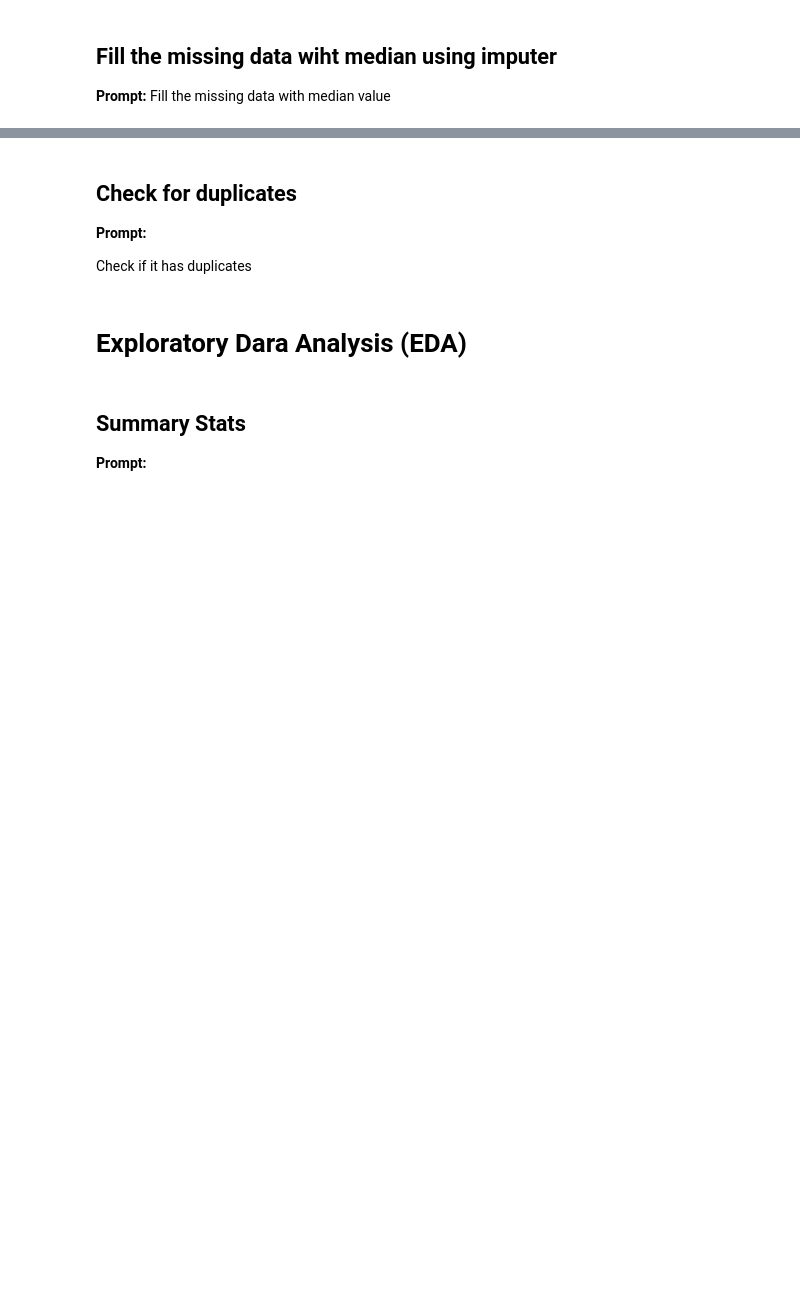
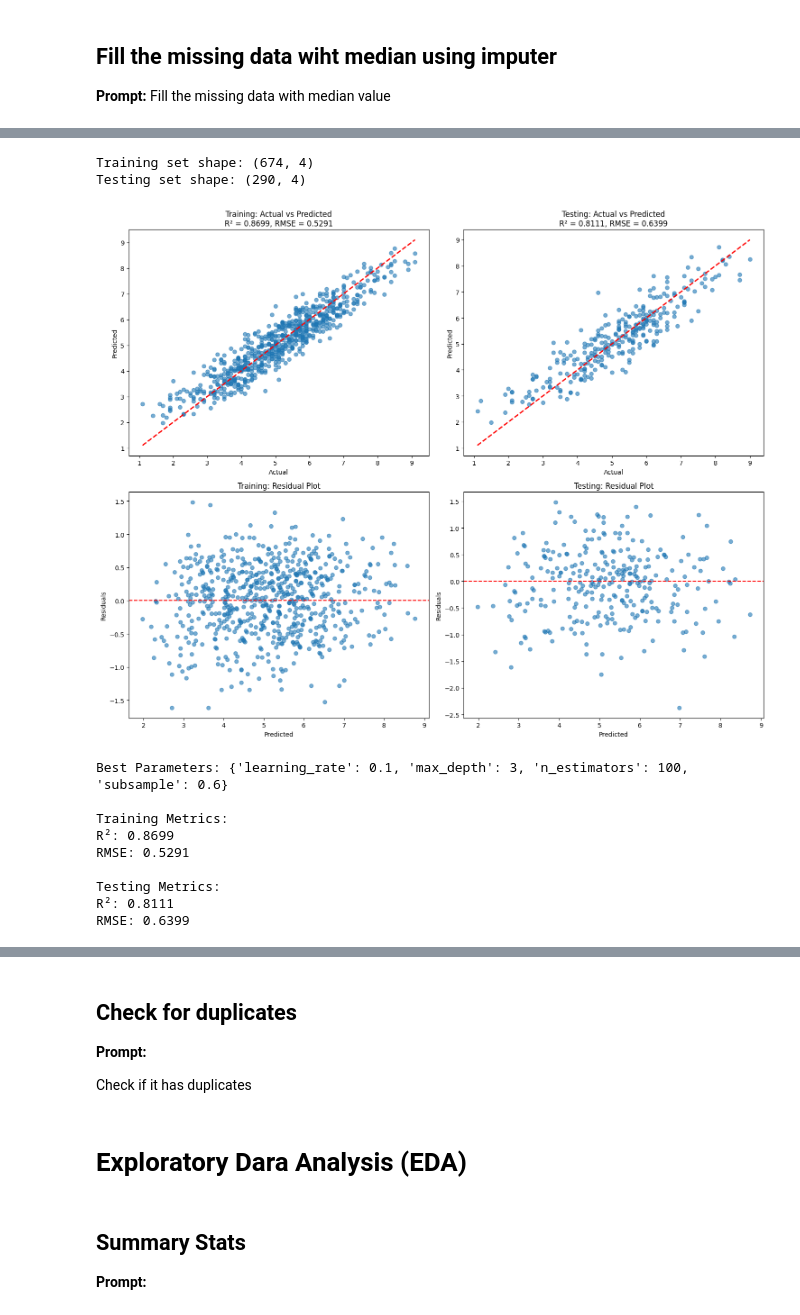
Before and after one commit to jayaniweerasuriya/https-github.com-dissabnd-Applied-AI-in-Chemical-and-Process-Engineering, a Jupyter notebook: 2_MLpipeline_w3.ipynb, the cells around one changed output, grey strips where cells are left out. Cells and saved outputs as stored; diff of their text form; code cells hidden in the pictures; blank space fills up the shorter version.

```diff
--- a/2_MLpipeline_w3.ipynb
+++ b/2_MLpipeline_w3.ipynb
@@ -120,0 +233,78 @@ Fill the missing data with median value
+# %%
+# Split the data into training and testing sets
+X_train, X_test, y_train, y_test = train_test_split(X, y, test_size=0.3, random_state=42)
+
+print(f"Training set shape: {X_train.shape}")
+print(f"Testing set shape: {X_test.shape}")
+# %% [output]
+Training set shape: (674, 4)
+Testing set shape: (290, 4)
+# %%
+# Get best model
+best_model = grid_search.best_estimator_
+
+# Make predictions
+y_train_pred = best_model.predict(X_train)
+y_test_pred = best_model.predict(X_test)
+
+# Calculate metrics
+train_r2 = r2_score(y_train, y_train_pred)
+test_r2 = r2_score(y_test, y_test_pred)
+train_rmse = np.sqrt(mean_squared_error(y_train, y_train_pred))
+test_rmse = np.sqrt(mean_squared_error(y_test, y_test_pred))
+
+# Create evaluation plots
+fig, axes = plt.subplots(2, 2, figsize=(15, 12))
+
+# Plot 1: Actual vs Predicted for Training
+axes[0, 0].scatter(y_train, y_train_pred, alpha=0.6)
+axes[0, 0].plot([y_train.min(), y_train.max()], [y_train.min(), y_train.max()], 'r--', lw=2)
+axes[0, 0].set_xlabel('Actual')
+axes[0, 0].set_ylabel('Predicted')
+axes[0, 0].set_title(f'Training: Actual vs Predicted\nR² = {train_r2:.4f}, RMSE = {train_rmse:.4f}')
+
+# Plot 2: Actual vs Predicted for Testing
+axes[0, 1].scatter(y_test, y_test_pred, alpha=0.6)
+axes[0, 1].plot([y_test.min(), y_test.max()], [y_test.min(), y_test.max()], 'r--', lw=2)
+axes[0, 1].set_xlabel('Actual')
+axes[0, 1].set_ylabel('Predicted')
+axes[0, 1].set_title(f'Testing: Actual vs Predicted\nR² = {test_r2:.4f}, RMSE = {test_rmse:.4f}')
+
+# Plot 3: Residuals for Training
+train_residuals = y_train - y_train_pred
+axes[1, 0].scatter(y_train_pred, train_residuals, alpha=0.6)
+axes[1, 0].axhline(y=0, color='r', linestyle='--')
+axes[1, 0].set_xlabel('Predicted')
+axes[1, 0].set_ylabel('Residuals')
+axes[1, 0].set_title('Training: Residual Plot')
+
+# Plot 4: Residuals for Testing
+test_residuals = y_test - y_test_pred
+axes[1, 1].scatter(y_test_pred, test_residuals, alpha=0.6)
+axes[1, 1].axhline(y=0, color='r', linestyle='--')
+axes[1, 1].set_xlabel('Predicted')
+axes[1, 1].set_ylabel('Residuals')
+axes[1, 1].set_title('Testing: Residual Plot')
+
+plt.tight_layout()
+plt.show()
+
+# Print metrics
+print("Best Parameters:", grid_search.best_params_)
+print("\nTraining Metrics:")
+print(f"R²: {train_r2:.4f}")
+print(f"RMSE: {train_rmse:.4f}")
+print("\nTesting Metrics:")
+print(f"R²: {test_r2:.4f}")
+print(f"RMSE: {test_rmse:.4f}")
+# %% [output]
+[figure, added]
+Best Parameters: {'learning_rate': 0.1, 'max_depth': 3, 'n_estimators': 100, 'subsample': 0.6}
+
+Training Metrics:
+R²: 0.8699
+RMSE: 0.5291
+
+Testing Metrics:
+R²: 0.8111
+RMSE: 0.6399
```
Also changed, not shown: parts of 31 cells of this notebook.
